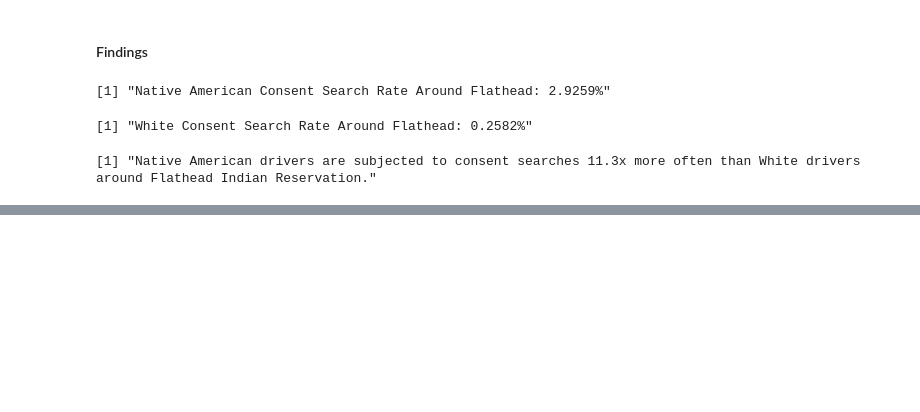
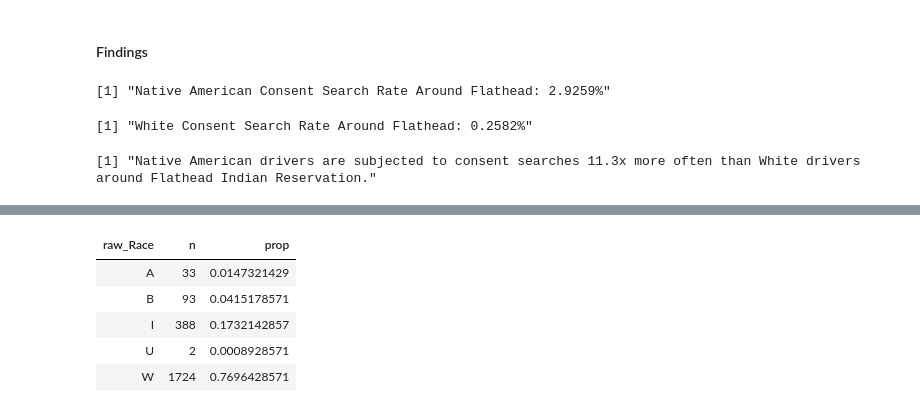
Before and after one commit to mattkiefer/biglocalpolicing, a Jupyter notebook: bulletproofing.ipynb, the cells around one changed output, grey strips where cells are left out. Saved outputs shown, nothing was run; the diff lists cells and outputs as text; code cells hidden in the pictures; blank space fills up the shorter version.

```diff
--- a/bulletproofing.ipynb
+++ b/bulletproofing.ipynb
@@ -320,0 +314,12 @@ paste0(
+# %%
+consent_searches_data <- data %>% filter(search_basis == 'consent')
+consent_searches_data %>%
+  count(raw_Race) %>%
+  mutate(prop = n / sum(n))
+# %% [output]
+| raw_Race | n | prop |
+| A | 33 | 0.0147321429 |
+| B | 93 | 0.0415178571 |
+| I | 388 | 0.1732142857 |
+| U | 2 | 0.0008928571 |
+| W | 1724 | 0.7696428571 |
```
Also changed, not shown: parts of 9 cells of this notebook.
